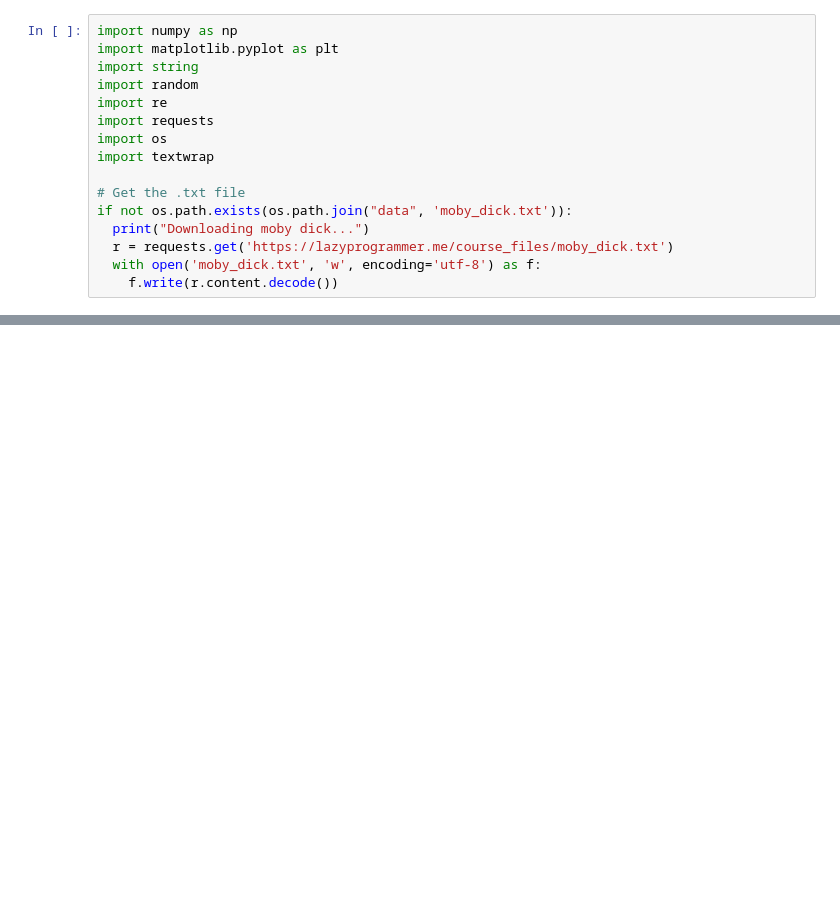
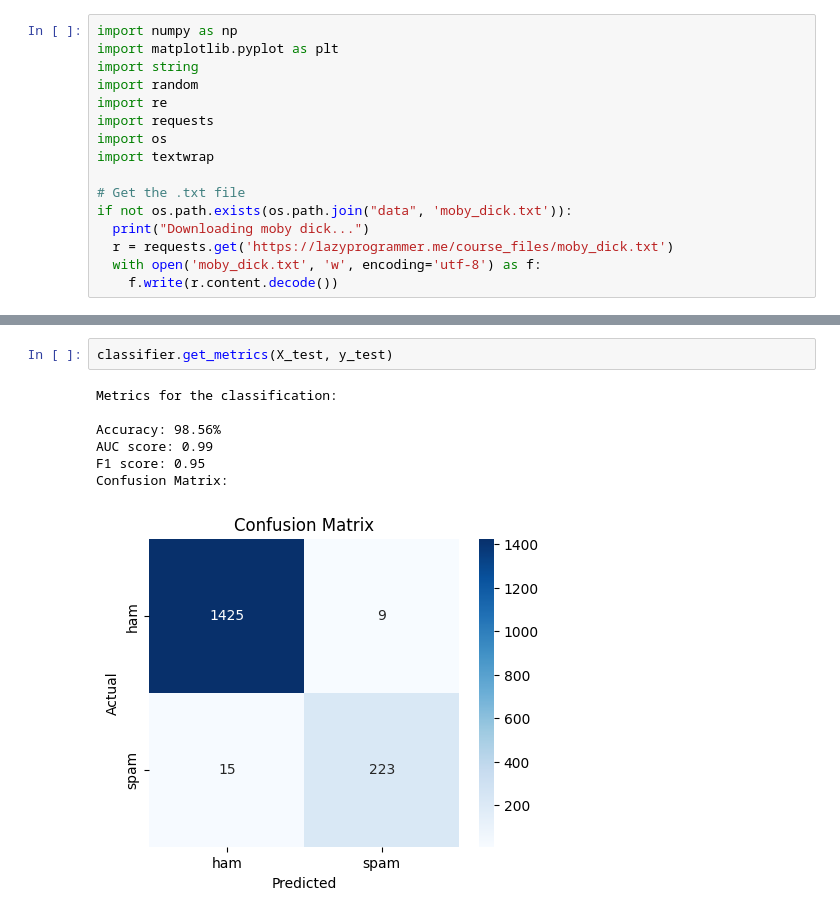
Before and after one commit to PedroFerreira03/NLP, a Jupyter notebook: course_notebook.ipynb, the cells around one changed output, grey strips where cells are left out. Cells and saved outputs as stored; diff of their text form; blank space fills up the shorter version.

```diff
--- a/course_notebook.ipynb
+++ b/course_notebook.ipynb
@@ -1189,0 +1335,10 @@ least interested but whose biographies i was compelled to listen to
+# %%
+classifier.get_metrics(X_test, y_test)
+# %% [output]
+Metrics for the classification:
+
+Accuracy: 98.56%
+AUC score: 0.99
+F1 score: 0.95
+Confusion Matrix:
+[figure, added]
```
Also changed, not shown: parts of 15 cells of this notebook.
